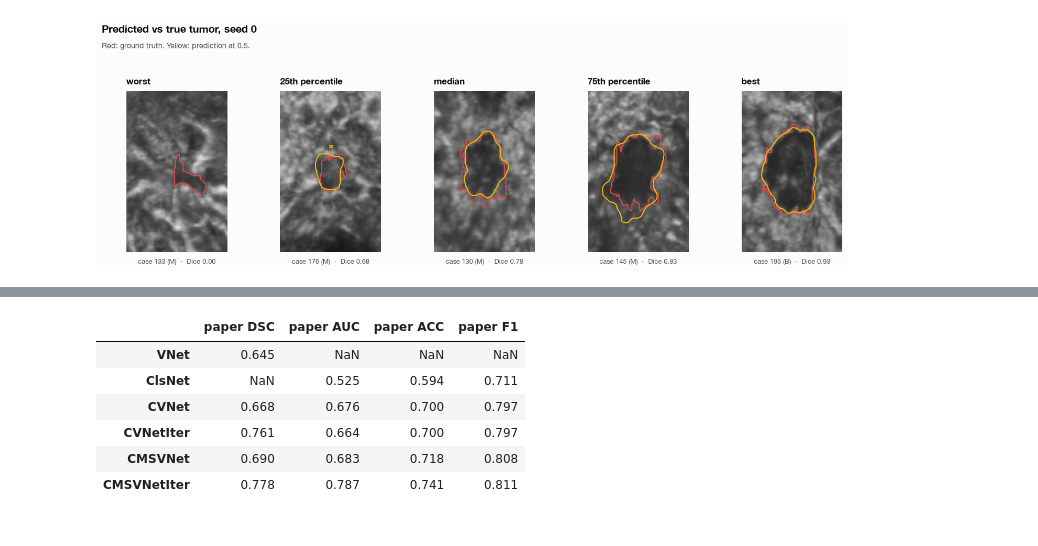
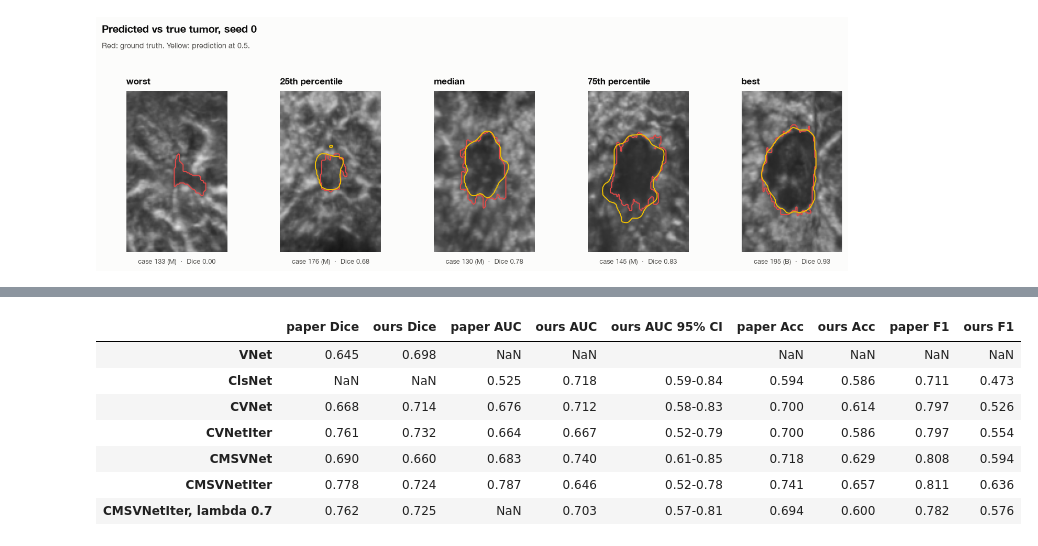
Before and after one commit to mralinp/abus-classification, a Jupyter notebook: notebooks/3-zhou2021.ipynb, the cells around one changed output, grey strips where cells are left out. Saved outputs shown, nothing was run; the diff lists cells and outputs as text; code cells hidden in the pictures.

```diff
--- a/notebooks/3-zhou2021.ipynb
+++ b/notebooks/3-zhou2021.ipynb
@@ -532,15 +533,24 @@ main run.
 # %%
+NAMES = {"vnet": "VNet", "clsnet": "ClsNet", "cvnet": "CVNet", "cvnetiter": "CVNetIter", "cmsvnet": "CMSVNet",
+         "lam07": "CMSVNetIter, lambda 0.7"}
 paper_abl = pd.DataFrame({
-    "DSC": [0.645, np.nan, 0.668, 0.761, 0.690, 0.778], "AUC": [np.nan, 0.525, 0.676, 0.664, 0.683, 0.787],
-    "ACC": [np.nan, 0.594, 0.700, 0.700, 0.718, 0.741], "F1": [np.nan, 0.711, 0.797, 0.797, 0.808, 0.811],
-}, index=["VNet", "ClsNet", "CVNet", "CVNetIter", "CMSVNet", "CMSVNetIter"])
-abl_files = [RESULTS / "zhou2021_ablations.csv"]
-paper_abl.add_prefix("paper ").round(3)
+    "Dice": [0.645, np.nan, 0.668, 0.761, 0.690, 0.778, 0.762], "AUC": [np.nan, 0.525, 0.676, 0.664, 0.683, 0.787, np.nan],
+    "Acc": [np.nan, 0.594, 0.700, 0.700, 0.718, 0.741, 0.694], "F1": [np.nan, 0.711, 0.797, 0.797, 0.808, 0.811, 0.782],
+}, index=["VNet", "ClsNet", "CVNet", "CVNetIter", "CMSVNet", "CMSVNetIter", "CMSVNetIter, lambda 0.7"])
+
+ours_abl = pd.read_csv(RESULTS / "zhou2021_ablations.csv", index_col=0).rename(index=NAMES)
+ours_abl.loc["CMSVNetIter"] = stored.loc["seed 0", ours_abl.columns]
+abl_out = np.load(RESULTS / "zhou2021_ablation_outputs.npz")
+abl_probs = {NAMES[n]: abl_out[f"prob_{n}"] for n in NAMES if n != "vnet"} | {"CMSVNetIter": probs[0]}
+table = paper_abl.add_prefix("paper ").join(ours_abl[["Dice", "AUC", "Acc", "F1"]].add_prefix("ours "))
+table["ours AUC 95% CI"] = [("%.2f-%.2f" % tuple(auc_ci(y, abl_probs[m]))) if m in abl_probs else "" for m in table.index]
+table[["paper Dice", "ours Dice", "paper AUC", "ours AUC", "ours AUC 95% CI", "paper Acc", "ours Acc", "paper F1", "ours F1"]].round(3)
 # %% [output]
-|  | paper DSC | paper AUC | paper ACC | paper F1 |
-| VNet | 0.645 | NaN | NaN | NaN |
-| ClsNet | NaN | 0.525 | 0.594 | 0.711 |
-| CVNet | 0.668 | 0.676 | 0.700 | 0.797 |
-| CVNetIter | 0.761 | 0.664 | 0.700 | 0.797 |
-| CMSVNet | 0.690 | 0.683 | 0.718 | 0.808 |
-| CMSVNetIter | 0.778 | 0.787 | 0.741 | 0.811 |
+|  | paper Dice | ours Dice | paper AUC | ours AUC | ours AUC 95% CI | paper Acc | ours Acc | paper F1 | ours F1 |
+| VNet | 0.645 | 0.698 | NaN | NaN |  | NaN | NaN | NaN | NaN |
+| ClsNet | NaN | NaN | 0.525 | 0.718 | 0.59-0.84 | 0.594 | 0.586 | 0.711 | 0.473 |
+| CVNet | 0.668 | 0.714 | 0.676 | 0.712 | 0.58-0.83 | 0.700 | 0.614 | 0.797 | 0.526 |
+| CVNetIter | 0.761 | 0.732 | 0.664 | 0.667 | 0.52-0.79 | 0.700 | 0.586 | 0.797 | 0.554 |
+| CMSVNet | 0.690 | 0.660 | 0.683 | 0.740 | 0.61-0.85 | 0.718 | 0.629 | 0.808 | 0.594 |
+| CMSVNetIter | 0.778 | 0.724 | 0.787 | 0.646 | 0.52-0.78 | 0.741 | 0.657 | 0.811 | 0.636 |
+| CMSVNetIter, lambda 0.7 | 0.762 | 0.725 | NaN | 0.703 | 0.57-0.81 | 0.694 | 0.600 | 0.782 | 0.576 |
```
Also changed, not shown: parts of 8 cells of this notebook, 11 other files.
